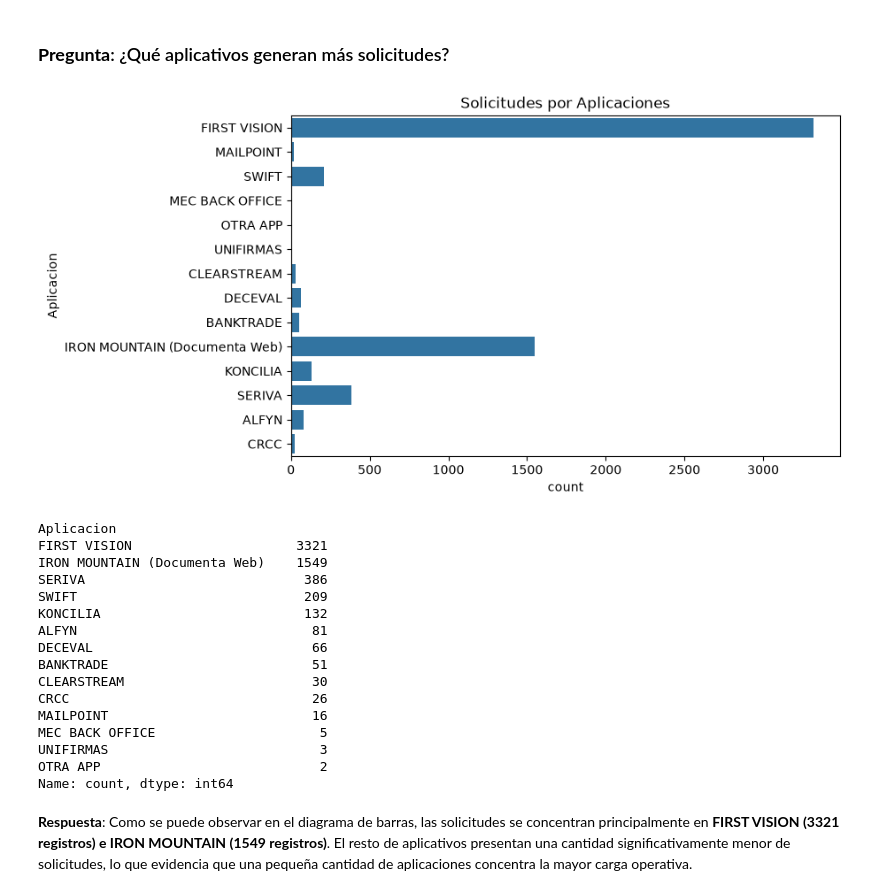
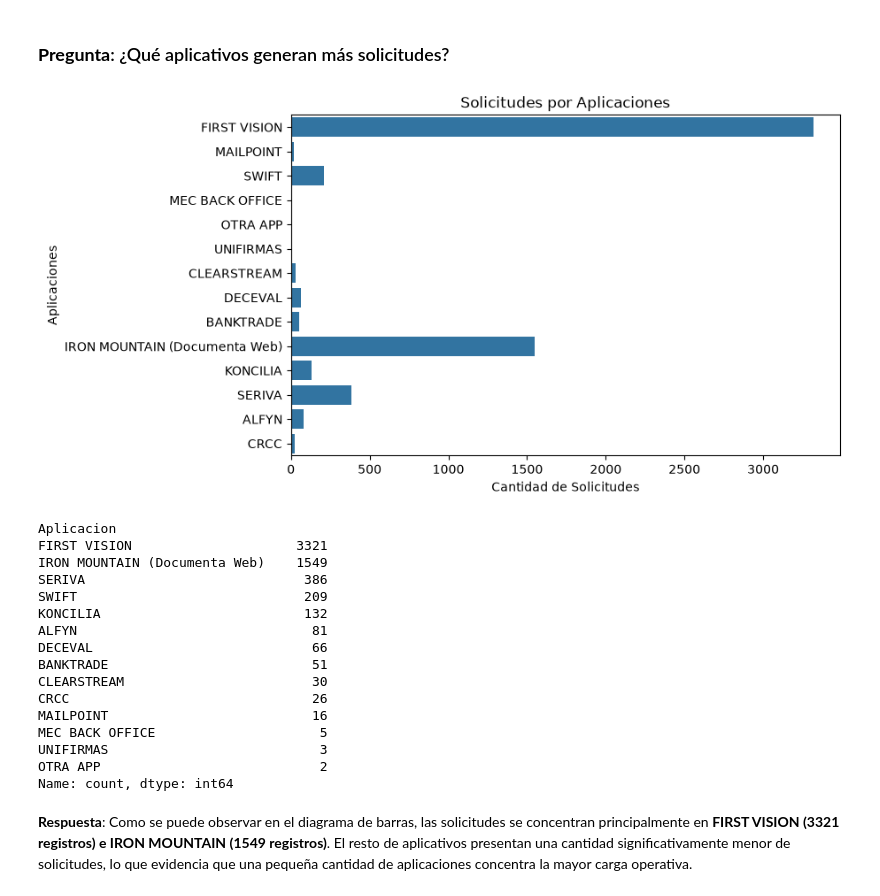
Before and after one commit to DiazJSC/AccesClean_proyecto, a Jupyter notebook: src/03_EDA.ipynb, the cells around one changed output. Saved outputs shown, nothing was run; the diff lists cells and outputs as text; code cells hidden in the pictures.

```diff
--- a/src/03_EDA.ipynb
+++ b/src/03_EDA.ipynb
@@ -124,12 +124,14 @@ Name: count, dtype: int64
 # %%
 plt.figure(figsize=(8,5))
 sns.countplot(data=df, y='Aplicacion')
 plt.title("Solicitudes por Aplicaciones")
+plt.xlabel("Cantidad de Solicitudes")
+plt.ylabel("Aplicaciones")
 plt.show()
 
 df['Aplicacion'].value_counts()
 # %% [output]
-[figure, old version]
+[figure, new version]
 Aplicacion
 FIRST VISION                     3321
 IRON MOUNTAIN (Documenta Web)    1549
```
Also changed, not shown: parts of 18 cells of this notebook, 5 other files.
